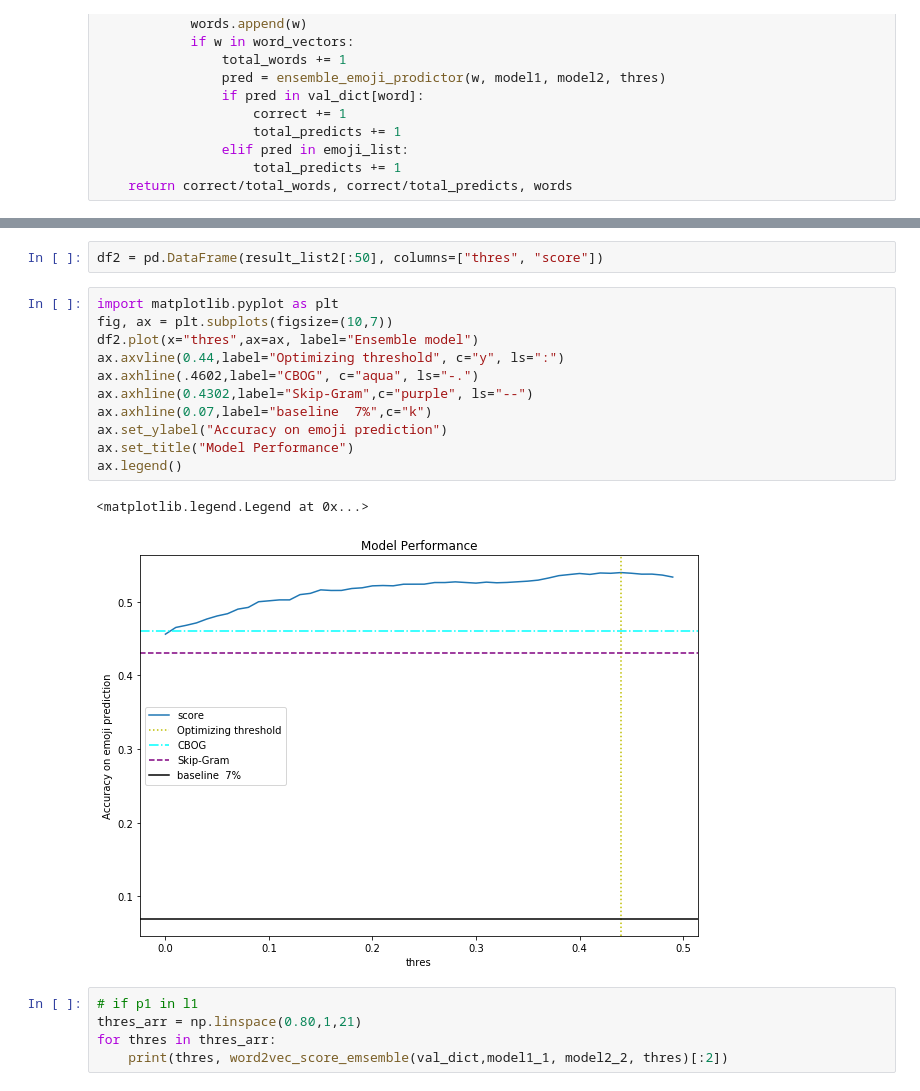
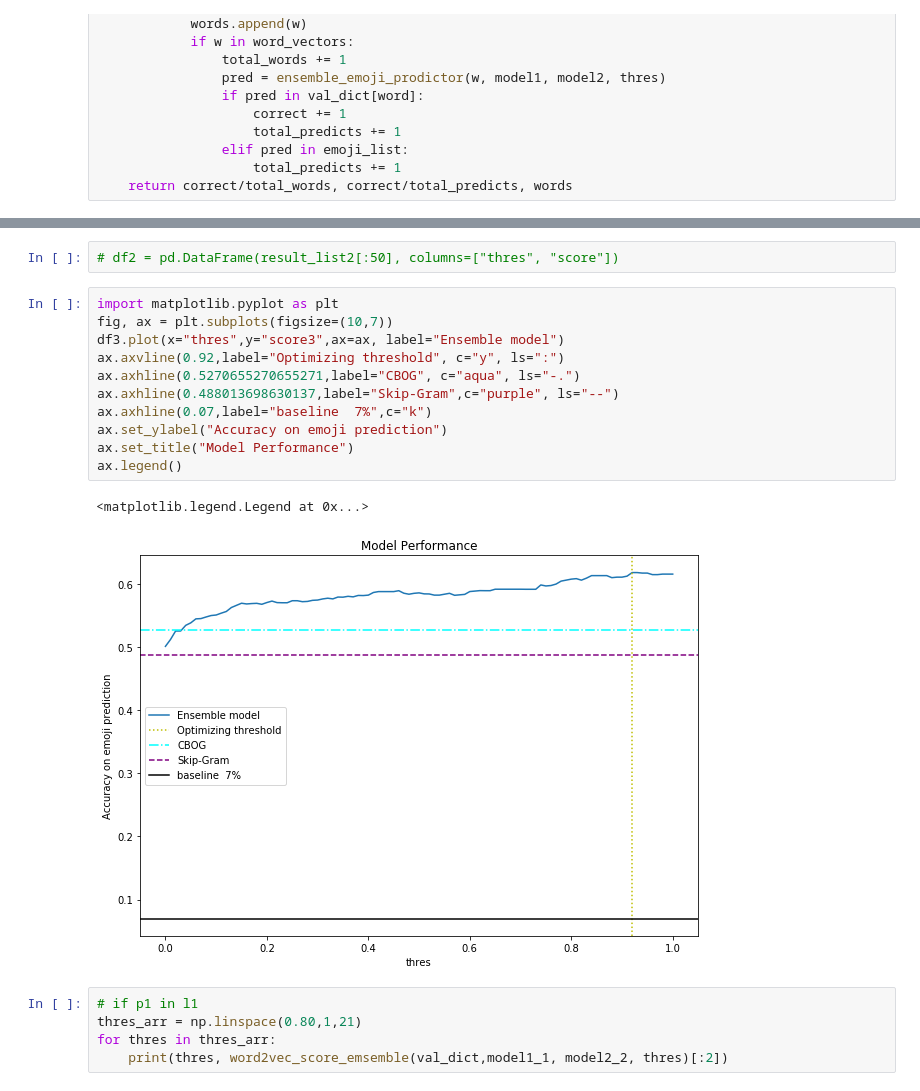
Before and after one commit to constiny/Emojiit, a Jupyter notebook: Emoji_analysis.ipynb, the cells around one changed output, grey strips where cells are left out. Cells and saved outputs as stored; diff of their text form.

```diff
--- a/Emoji_analysis.ipynb
+++ b/Emoji_analysis.ipynb
@@ -800,19 +717,19 @@ result_list2
 # %%
-df2 = pd.DataFrame(result_list2[:50], columns=["thres", "score"])
+# df2 = pd.DataFrame(result_list2[:50], columns=["thres", "score"])
 # %%
 import matplotlib.pyplot as plt
 fig, ax = plt.subplots(figsize=(10,7))
-df2.plot(x="thres",ax=ax, label="Ensemble model")
-ax.axvline(0.44,label="Optimizing threshold", c="y", ls=":")
-ax.axhline(.4602,label="CBOG", c="aqua", ls="-.")
-ax.axhline(0.4302,label="Skip-Gram",c="purple", ls="--")
+df3.plot(x="thres",y="score3",ax=ax, label="Ensemble model")
+ax.axvline(0.92,label="Optimizing threshold", c="y", ls=":")
+ax.axhline(0.5270655270655271,label="CBOG", c="aqua", ls="-.")
+ax.axhline(0.488013698630137,label="Skip-Gram",c="purple", ls="--")
 ax.axhline(0.07,label="baseline  7%",c="k")
 ax.set_ylabel("Accuracy on emoji prediction")
 ax.set_title("Model Performance")
 ax.legend()
 # %% [output]
 <matplotlib.legend.Legend at 0x...>
-[figure, old version]
+[figure, new version]
 # %%
 # if p1 in l1
 thres_arr = np.linspace(0.80,1,21)
```
Also changed, not shown: parts of 14 cells of this notebook, 12 other files.
